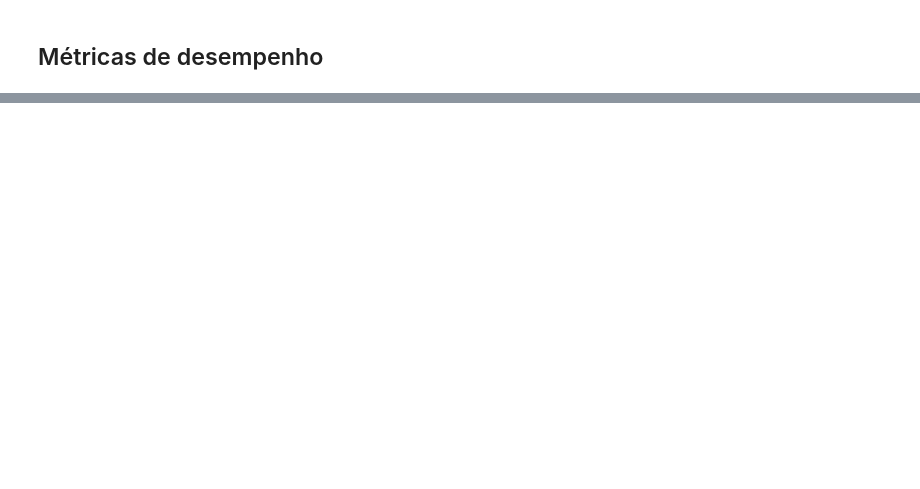
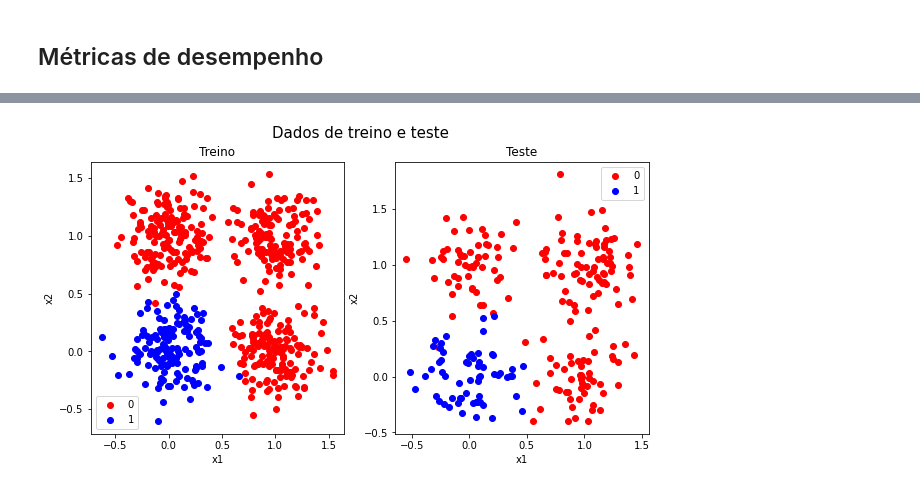
Before and after one commit to AlexTorres10/PP2-RNA, a Jupyter notebook: PP2.ipynb, the cells around one changed output, grey strips where cells are left out. Drawn from its saved outputs; the diff is of its cells as text; code cells hidden in the pictures; blank space fills up the shorter version.

Commit message:
ParteIII-Dois gráficos treino e teste lado a lado

```diff
--- a/PP2.ipynb
+++ b/PP2.ipynb
@@ -442,0 +443,49 @@ F-Score do treino: 0.6464646464646464
+# %%
+fig, axs = plt.subplots(1, 2, figsize=(10, 5))
+fig.suptitle('Dados de treino e teste', fontsize=15)
+
+axs[0].set_title('Treino')
+axs[1].set_title('Teste')
+
+axs[0].set_xlabel('x1')
+axs[0].set_ylabel('x2')
+
+axs[1].set_xlabel('x1')
+axs[1].set_ylabel('x2')
+
+
+df = pd.DataFrame(train_set, columns=['x1', 'x2', 'y'])
+
+x0 = np.array(df[df['y'] == 0])
+x1 = np.array(df[df['y'] == 1])
+
+X = [x0, x1]
+colors = ["red", "blue"]
+
+for x, c in zip(X, colors):
+    if c == "red":
+        axs[0].scatter(x[:,0], x[:,1], color = c, label = "0")
+    else:
+        axs[0].scatter(x[:,0], x[:,1], color = c, label = "1")
+
+
+df = pd.DataFrame(test_set, columns=['x1', 'x2', 'y'])
+
+x0 = np.array(df[df['y'] == 0])
+x1 = np.array(df[df['y'] == 1])
+
+X = [x0, x1]
+colors = ["red", "blue"]
+
+for x, c in zip(X, colors):
+    if c == "red":
+        axs[1].scatter(x[:,0], x[:,1], color = c, label = "0")
+    else:
+        axs[1].scatter(x[:,0], x[:,1], color = c, label = "1")
+
+axs[0].legend()
+axs[1].legend()
+
+plt.show()
+# %% [output]
+[figure, added]
```
Also changed, not shown: parts of 9 cells of this notebook.
